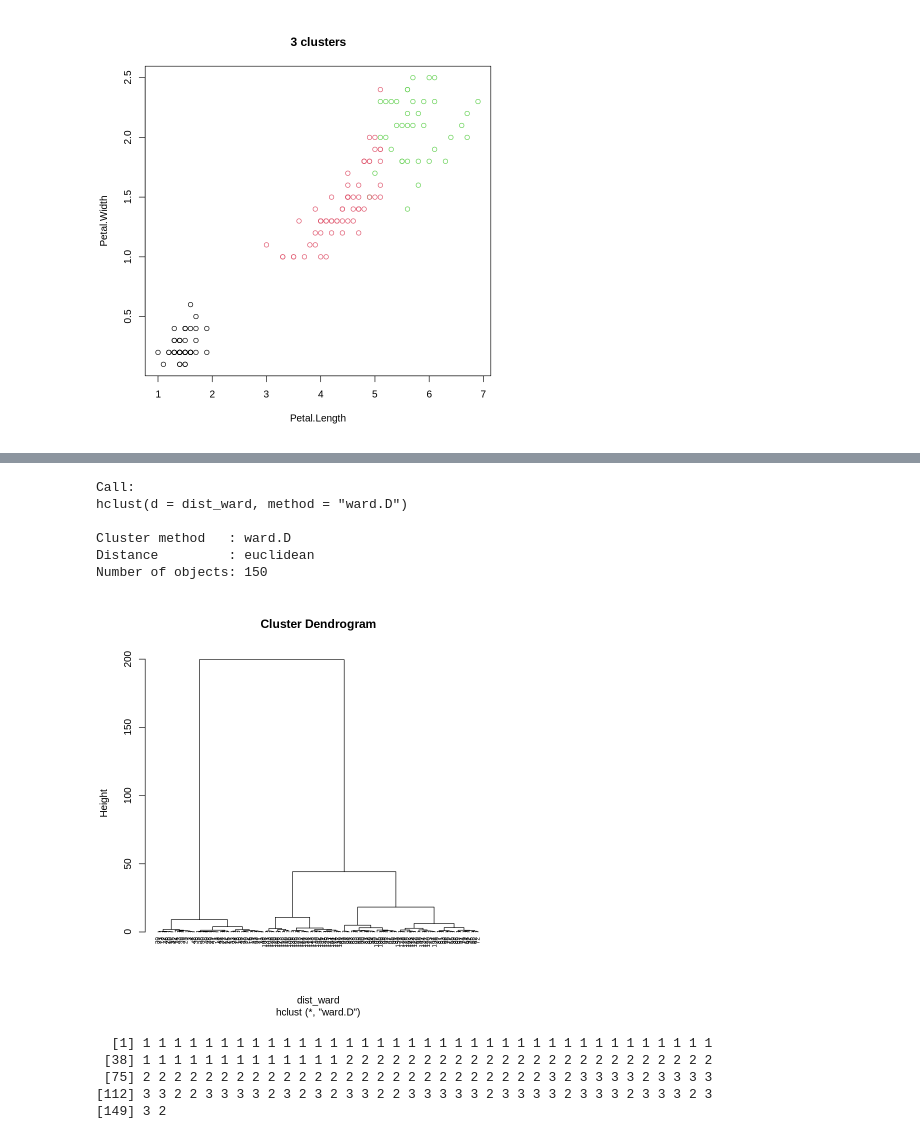
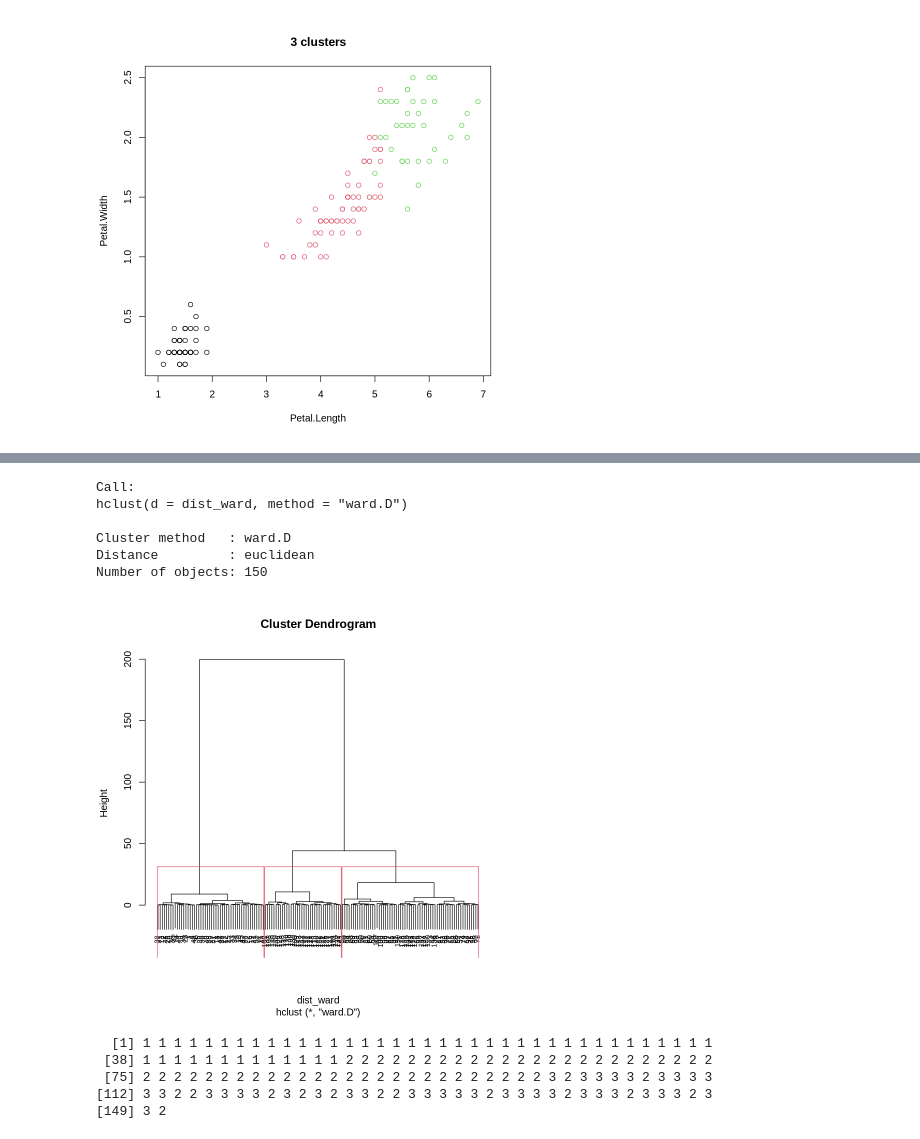
Before and after one commit to Viktory4121/MME, a Jupyter notebook: lab3.ipynb, the cells around one changed output, grey strips where cells are left out. Drawn from its saved outputs; the diff is of its cells as text; code cells hidden in the pictures.

```diff
--- a/lab3.ipynb
+++ b/lab3.ipynb
@@ -64,16 +77,17 @@ library(purrr)
 # %%
 dist_ward <- dist(part_data, method = "euclidean")
 model_ward <- hclust(dist_ward, method = "ward.D" )
 print(model_ward)
-plot(model_ward, cex = 0.6, hang = -1)
+plot(model_ward, cex = 0.7)
+rect.hclust(model_ward, k=3)
 # %% [output]
 Call:
 hclust(d = dist_ward, method = "ward.D")
 
 Cluster method   : ward.D
 Distance         : euclidean
 Number of objects: 150
-[figure, old version]
+[figure, new version]
 # %%
 sub_grps <- cutree(model_ward, k = 3)
 print(sub_grps)
```
Also changed, not shown: parts of 2 cells of this notebook.
